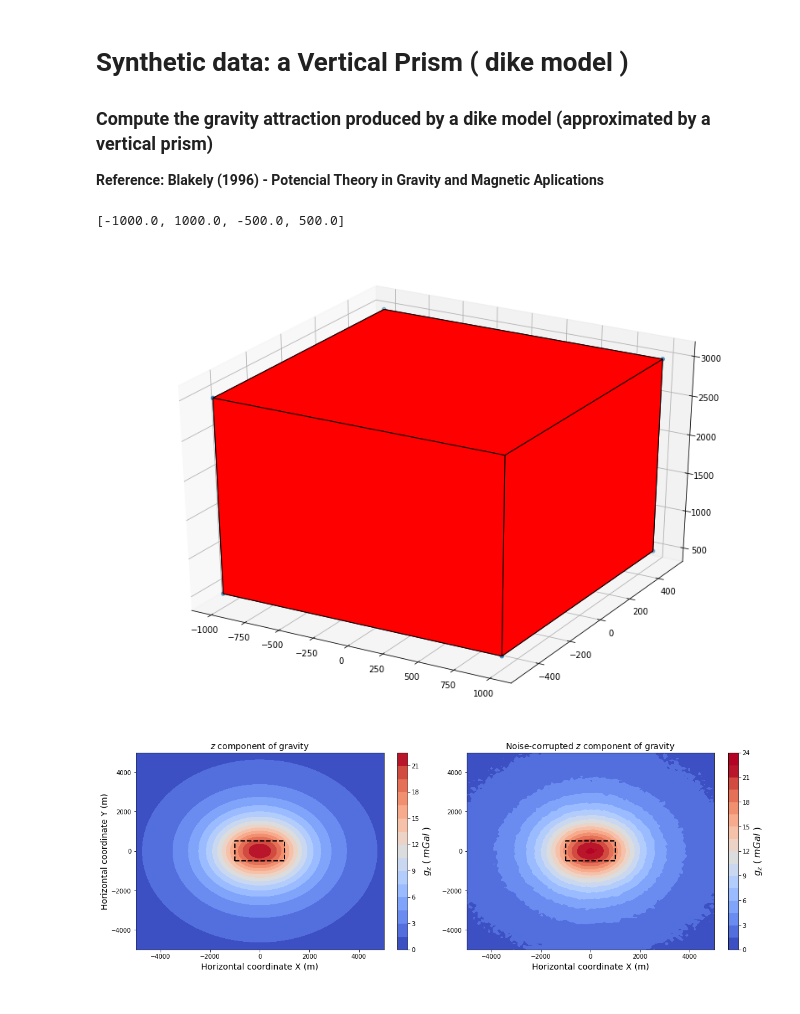
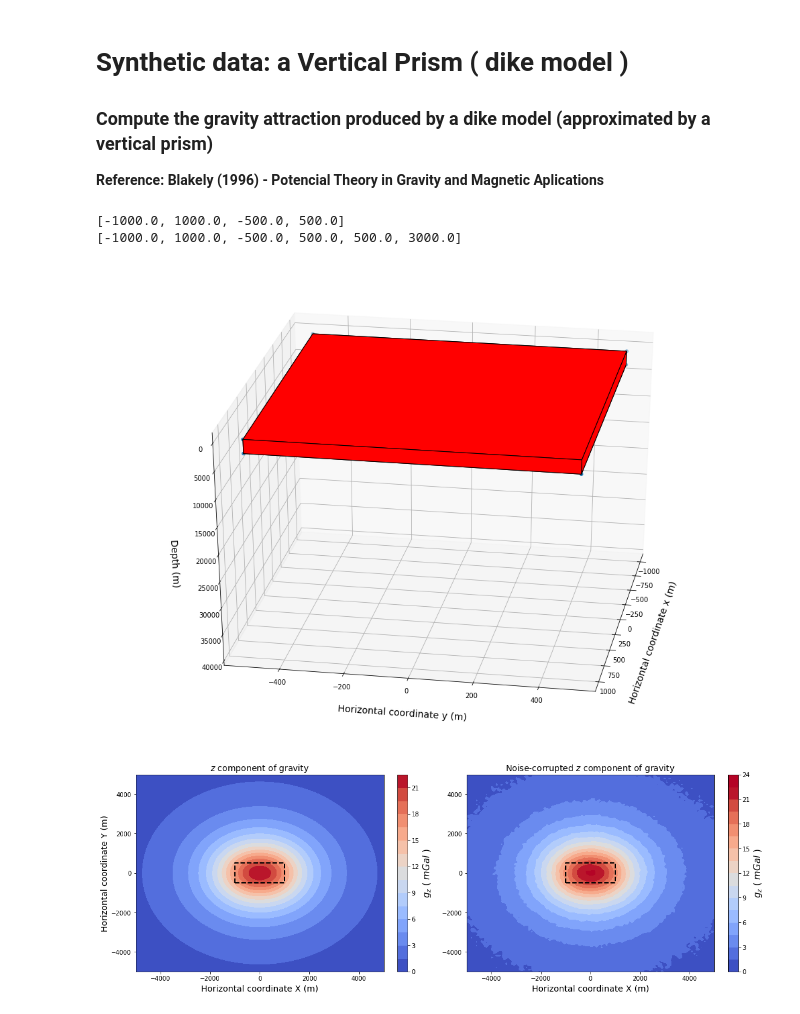
Before and after one commit to rodrigobijani/Congresso_Brasileiro_Geologia2018, a Jupyter notebook: scripts/prism-grav.ipynb, the cells around one changed output. Saved outputs shown, nothing was run; the diff lists cells and outputs as text; code cells hidden in the pictures.

Commit message:
add the 3D view of the prism and the data in slice.

```diff
--- a/scripts/prism-grav.ipynb
+++ b/scripts/prism-grav.ipynb
@@ -40,14 +40,14 @@ X, Y  = np.meshgrid(x, y)
 # Setting the parameters for prism
 # dike = [xmin, xmax, ymin, ymax, zmin, zmax, dens]
 dike = [-1000., 1000., -500., 500., 500., 3000., 2900.0] # meters + kg/m3
-
 # ---- define the plot area ---- :
 area = dike[0:4]
+view3D = dike[0:6]
 print area
-# --- set view area for plotting the rectangle over the contourmap:
-view3D = [ np.min(x), np.max(x), np.min(y), np.max(y), z, 7000.0 ]
+print view3D
 # %% [output]
 [-1000.0, 1000.0, -500.0, 500.0]
+[-1000.0, 1000.0, -500.0, 500.0, 500.0, 3000.0]
 # %%
 # create data frame with pandas to save data file:
 columns=['xmin','xmax','ymin', 'ymax', 'zmin', 'zmax', 'density(kg/m3)']
@@ -56,10 +56,20 @@ datadike.to_csv("Synthetic/dike_model.txt", sep = ' ', index = False, header = T
 # %%
 # make the 3D plot for visualization of the model:
 fig = plt.figure(figsize=(14,10))
 ax = fig.gca(projection='3d') # 3D boxplot where the figure goes
 box = draw_prism(ax, dike)
+# ----- labels (these should be used outside of the function!)
+box.set_xlabel('Horizontal coordinate x (m)', labelpad=20 ,fontsize=14)
+box.set_ylabel('Horizontal coordinate y (m)', labelpad=20 ,fontsize=14)
+box.set_zlim(-1000,40000)
+box.set_zlabel('Depth (m)',labelpad=20 ,fontsize=14, rotation = 90)
+
+#visualization angle
+box.view_init(30, 10)
+box.invert_zaxis()
+plt.tight_layout(True)
 # %% [output]
-[figure, old version]
+[figure, new version]
 # %%
 # Calculating the gravity components
 gz = prism_gz(X, Y, z, dike)
```
Also changed, not shown: parts of 2 cells of this notebook.
